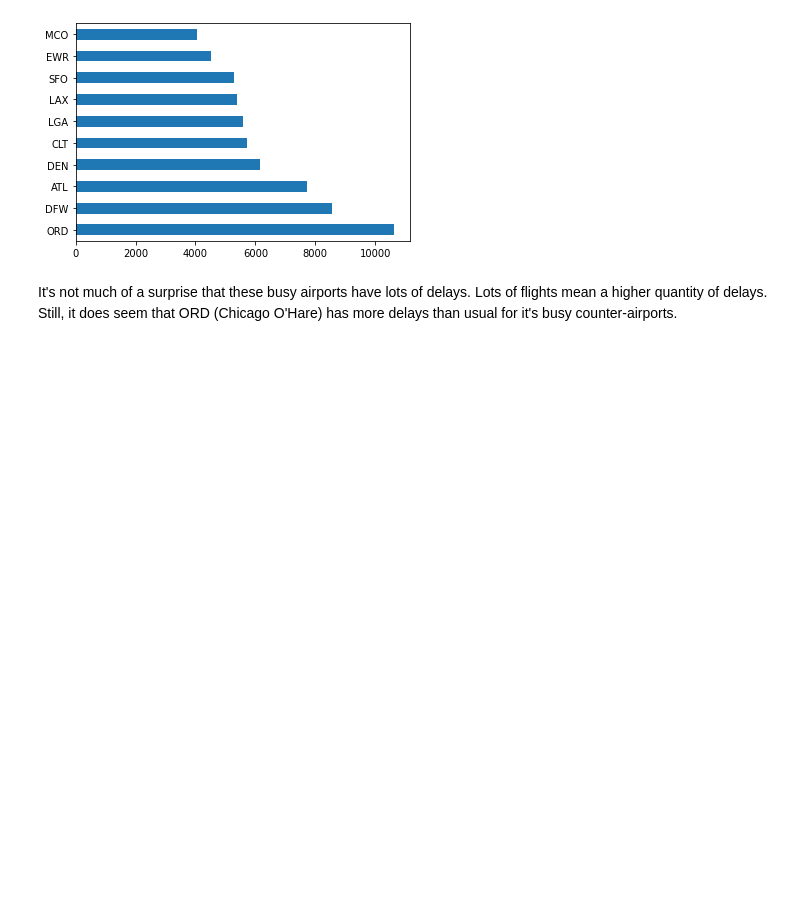
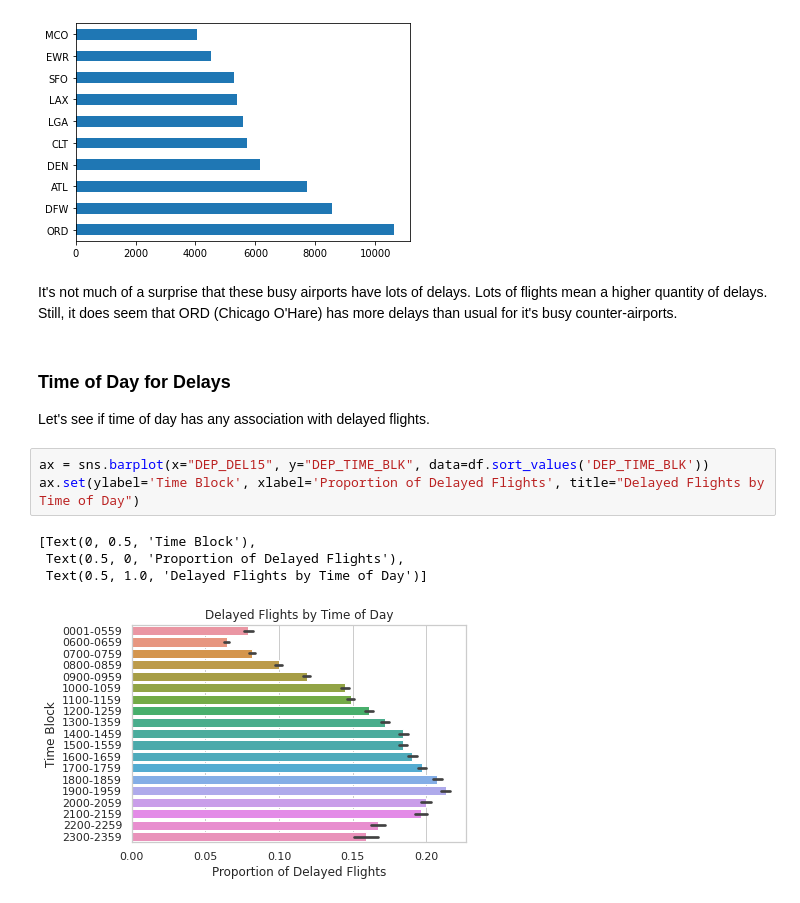
Before and after one commit to musicaljoeker/ds740-final, a Jupyter notebook: tensorflow/Predicting Flight Delays 2.ipynb, the cells around one changed output. Cells and saved outputs as stored; diff of their text form; blank space fills up the shorter version.

Commit message:
finishing data visualization

```diff
--- a/tensorflow/Predicting Flight Delays 2.ipynb
+++ b/tensorflow/Predicting Flight Delays 2.ipynb
@@ -131,3 +133,15 @@ ax.set(ylabel='Airports', xlabel='Count of Delayed Flights', title="Top 10 Most
 [figure]
 # %% [markdown]
 It's not much of a surprise that these busy airports have lots of delays. Lots of flights mean a higher quantity of delays. Still, it does seem that ORD (Chicago O'Hare) has more delays than usual for it's busy counter-airports.
+# %% [markdown]
+### Time of Day for Delays
+
+Let's see if time of day has any association with delayed flights.
+# %%
+ax = sns.barplot(x="DEP_DEL15", y="DEP_TIME_BLK", data=df.sort_values('DEP_TIME_BLK'))
+ax.set(ylabel='Time Block', xlabel='Proportion of Delayed Flights', title="Delayed Flights by Time of Day")
+# %% [output]
+[Text(0, 0.5, 'Time Block'),
+ Text(0.5, 0, 'Proportion of Delayed Flights'),
+ Text(0.5, 1.0, 'Delayed Flights by Time of Day')]
+[figure, added]
```
Also changed, not shown: parts of 6 cells of this notebook.
